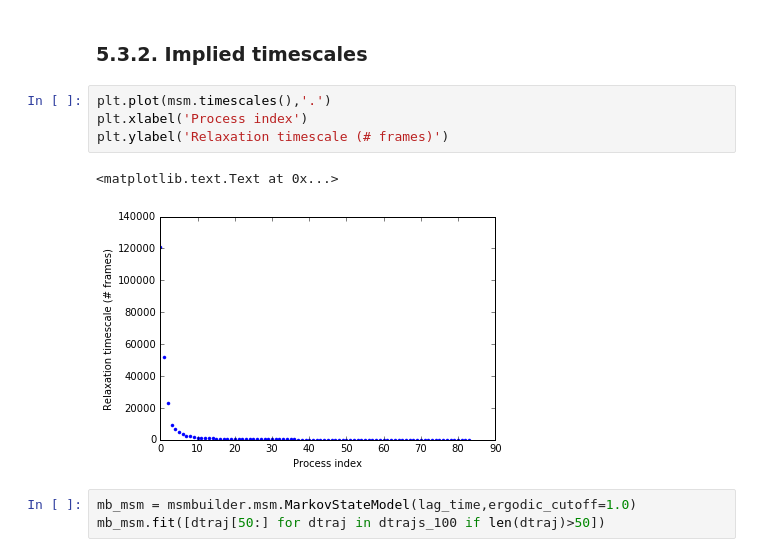
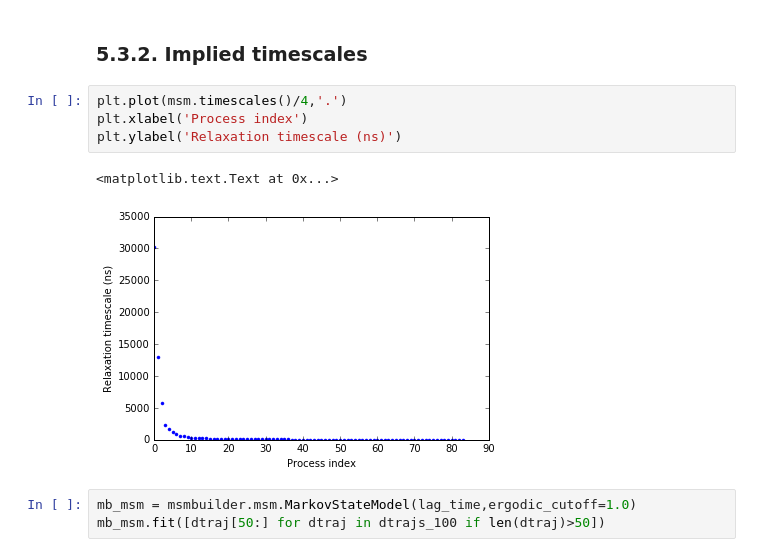
Before and after one commit to maxentile/MSMs, a Jupyter notebook: results/T4 MSM-building.ipynb, the cells around one changed output. Drawn from its saved outputs; the diff is of its cells as text.

```diff
--- a/results/T4 MSM-building.ipynb
+++ b/results/T4 MSM-building.ipynb
@@ -375,12 +391,12 @@ np.trace(msm.P)/len(msm.P)
 # %% [markdown]
 ### 5.3.2. Implied timescales
 # %%
-plt.plot(msm.timescales(),'.')
+plt.plot(msm.timescales()/4,'.')
 plt.xlabel('Process index')
-plt.ylabel('Relaxation timescale (# frames)')
+plt.ylabel('Relaxation timescale (ns)')
 # %% [output]
 <matplotlib.text.Text at 0x...>
-[figure, old version]
+[figure, new version]
 # %%
 mb_msm = msmbuilder.msm.MarkovStateModel(lag_time,ergodic_cutoff=1.0)
 mb_msm.fit([dtraj[50:] for dtraj in dtrajs_100 if len(dtraj)>50])
```
Also changed, not shown: parts of 18 cells of this notebook.
